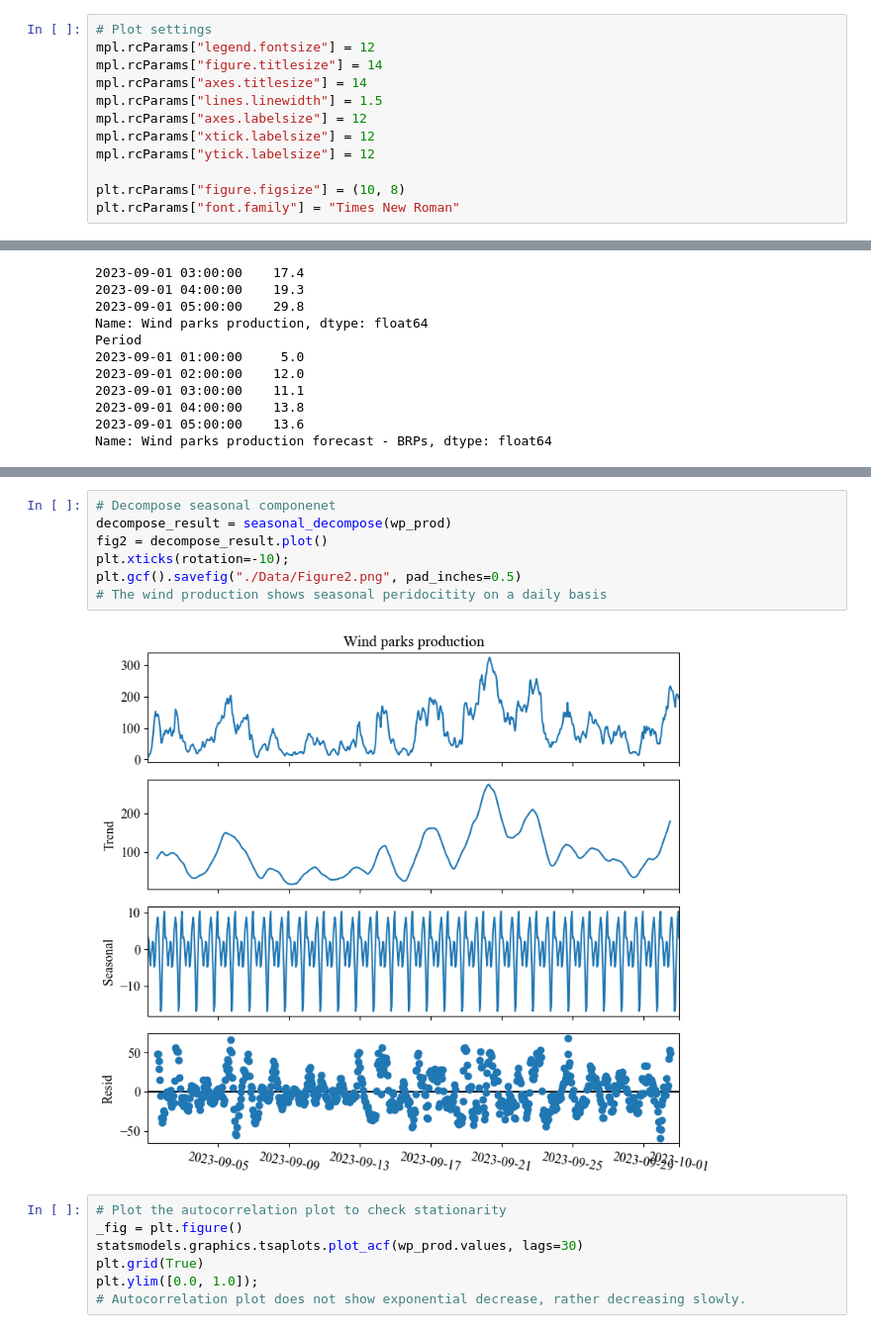
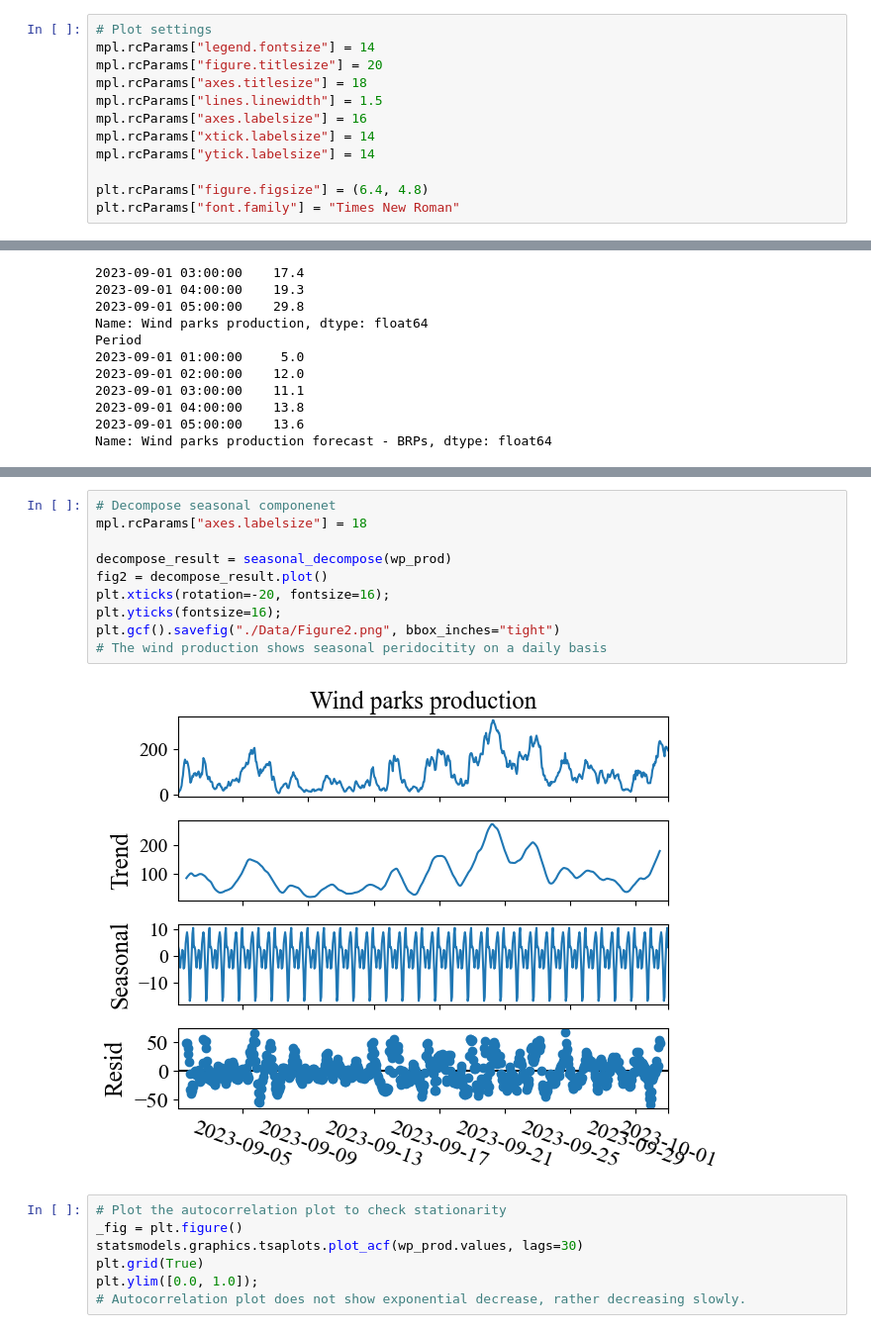
Before and after one commit to HyuntaeKR/enereng2023, a Jupyter notebook: ARIMA.ipynb, the cells around one changed output, grey strips where cells are left out. Shown at 99% size. Saved outputs shown, nothing was run; the diff lists cells and outputs as text.

```diff
--- a/ARIMA.ipynb
+++ b/ARIMA.ipynb
@@ -17,15 +17,15 @@ from pmdarima.arima import auto_arima
 from sklearn.metrics import mean_squared_error
 # %%
 # Plot settings
-mpl.rcParams["legend.fontsize"] = 12
-mpl.rcParams["figure.titlesize"] = 14
-mpl.rcParams["axes.titlesize"] = 14
+mpl.rcParams["legend.fontsize"] = 14
+mpl.rcParams["figure.titlesize"] = 20
+mpl.rcParams["axes.titlesize"] = 18
 mpl.rcParams["lines.linewidth"] = 1.5
-mpl.rcParams["axes.labelsize"] = 12
-mpl.rcParams["xtick.labelsize"] = 12
-mpl.rcParams["ytick.labelsize"] = 12
+mpl.rcParams["axes.labelsize"] = 16
+mpl.rcParams["xtick.labelsize"] = 14
+mpl.rcParams["ytick.labelsize"] = 14
 
-plt.rcParams["figure.figsize"] = (10, 8)
+plt.rcParams["figure.figsize"] = (6.4, 4.8)
 plt.rcParams["font.family"] = "Times New Roman"
 # %%
 # Import wind production data for September 2023
@@ -82,12 +83,15 @@ plt.show()
 # %%
 # Decompose seasonal componenet
+mpl.rcParams["axes.labelsize"] = 18
+
 decompose_result = seasonal_decompose(wp_prod)
 fig2 = decompose_result.plot()
-plt.xticks(rotation=-10);
-plt.gcf().savefig("./Data/Figure2.png", pad_inches=0.5)
+plt.xticks(rotation=-20, fontsize=16);
+plt.yticks(fontsize=16);
+plt.gcf().savefig("./Data/Figure2.png", bbox_inches="tight")
 # The wind production shows seasonal peridocitity on a daily basis
 # %% [output]
-[figure, old version]
+[figure, new version]
 # %%
 # Plot the autocorrelation plot to check stationarity
 _fig = plt.figure()
```
Also changed, not shown: parts of 1 cell of this notebook, 1 other file.
